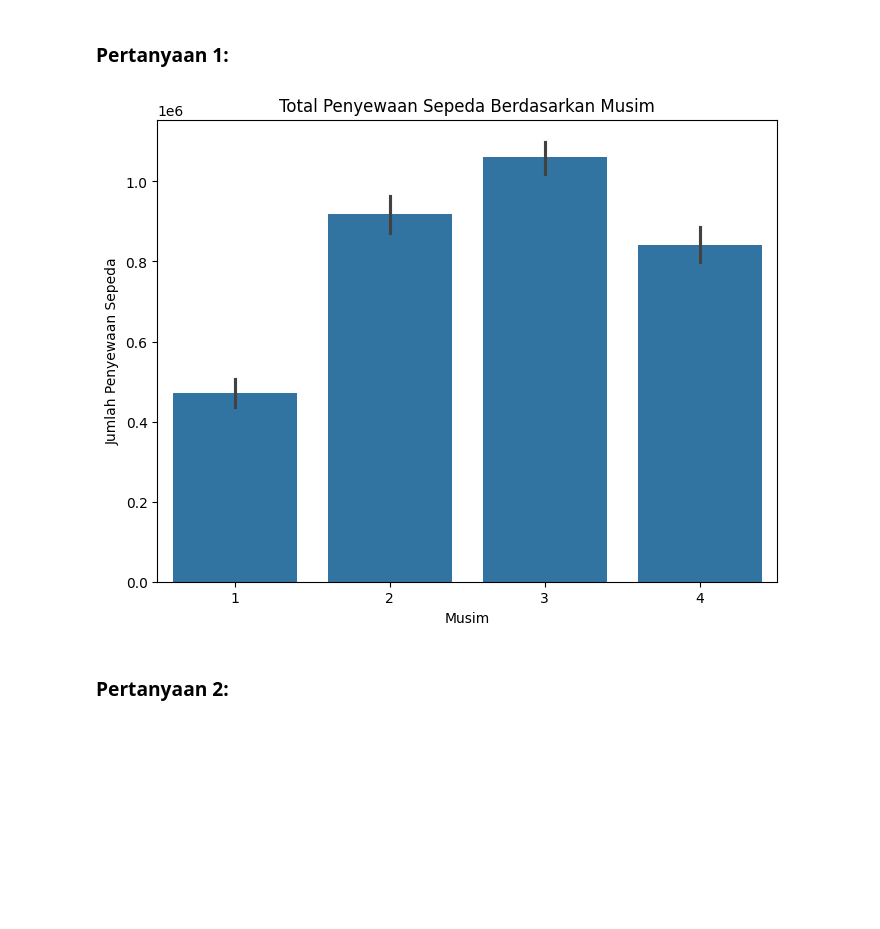
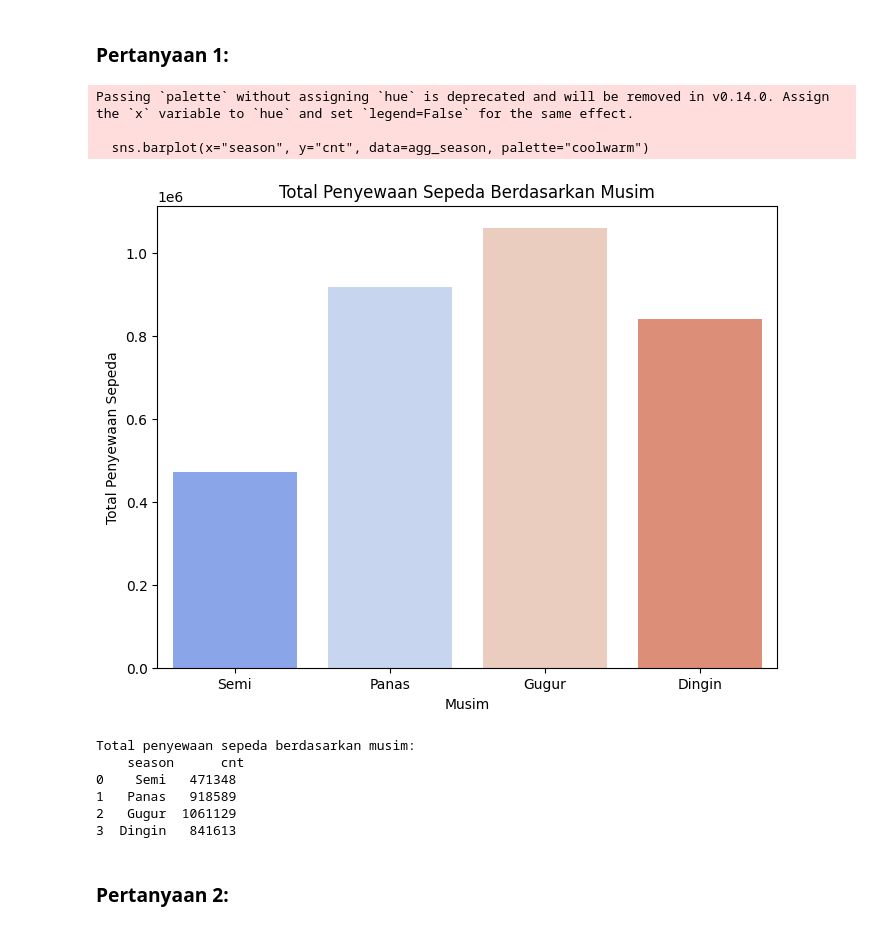
Before and after one commit to Rozii23/Proyek_Analisis_DBS_Bike_Sharing_Dataset, a Jupyter notebook: Proyek_Analisis_Data.ipynb, the cells around one changed output. Drawn from its saved outputs; the diff is of its cells as text; code cells hidden in the pictures; blank space fills up the shorter version.

```diff
--- a/Proyek_Analisis_Data.ipynb
+++ b/Proyek_Analisis_Data.ipynb
@@ -192,15 +226,35 @@ plt.show()
 # %% [markdown]
 ### Pertanyaan 1:
 # %%
-## Pertanyaan 1: Bagaimana distribusi jumlah penyewaan sepeda berdasarkan musim?
+# Agregasi total jumlah penyewaan berdasarkan musim
+agg_season = day_df.groupby("season")["cnt"].sum().reset_index()
+
+# Mapping label musim agar lebih mudah dipahami
+season_labels = {1: "Semi", 2: "Panas", 3: "Gugur", 4: "Dingin"}
+agg_season["season"] = agg_season["season"].map(season_labels)
+
+# Visualisasi
 plt.figure(figsize=(8, 6))
-sns.barplot(x=day_df['season'], y=day_df['cnt'], estimator=sum)
-plt.xlabel('Musim')
-plt.ylabel('Jumlah Penyewaan Sepeda')
-plt.title('Total Penyewaan Sepeda Berdasarkan Musim')
+sns.barplot(x="season", y="cnt", data=agg_season, palette="coolwarm")
+plt.xlabel("Musim")
+plt.ylabel("Total Penyewaan Sepeda")
+plt.title("Total Penyewaan Sepeda Berdasarkan Musim")
+plt.xticks(rotation=0)
 plt.show()
+
+# Menampilkan hasil agregasi
+print("Total penyewaan sepeda berdasarkan musim:\n", agg_season)
 # %% [output]
+Passing `palette` without assigning `hue` is deprecated and will be removed in v0.14.0. Assign the `x` variable to `hue` and set `legend=False` for the same effect.
+
+  sns.barplot(x="season", y="cnt", data=agg_season, palette="coolwarm")
-[figure, old version]
+[figure, new version]
+Total penyewaan sepeda berdasarkan musim:
+    season      cnt
+0    Semi   471348
+1   Panas   918589
+2   Gugur  1061129
+3  Dingin   841613
 # %% [markdown]
 ### Pertanyaan 2:
 # %%
```
Also changed, not shown: parts of 13 cells of this notebook, 1 other file.
